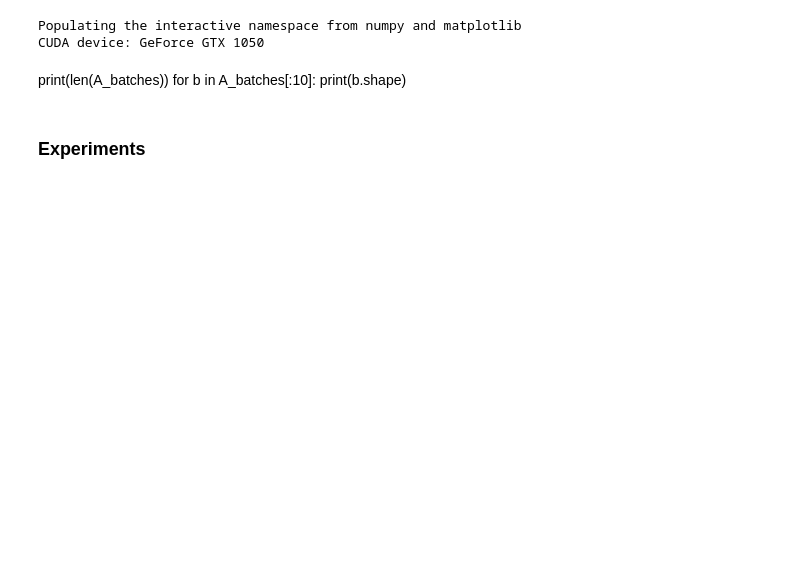
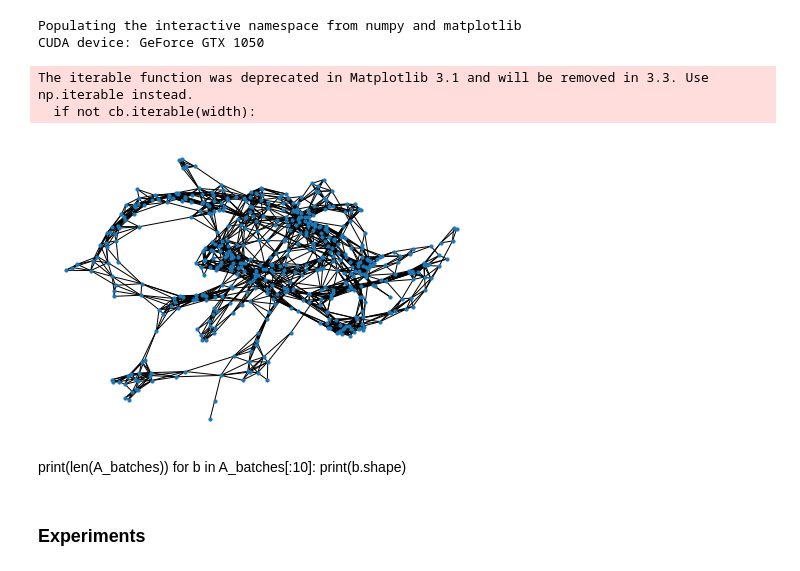
Before and after one commit to alexrogozin12/decentralized_projected_gd, a Jupyter notebook: experiments_a9a.ipynb, the cells around one changed output. Saved outputs shown, nothing was run; the diff lists cells and outputs as text; code cells hidden in the pictures; blank space fills up the shorter version.

Commit message:
geometric graph; fix bug

```diff
--- a/experiments_a9a.ipynb
+++ b/experiments_a9a.ipynb
@@ -28,6 +28,14 @@ torch.backends.cudnn.benchmark = False
 # %% [output]
 Populating the interactive namespace from numpy and matplotlib
 CUDA device: GeForce GTX 1050
+# %%
+gen = get_graph_generator(500, 'geometric', radius=0.08)
+graph = gen()
+nx.draw(graph, node_size=10)
+# %% [output]
+The iterable function was deprecated in Matplotlib 3.1 and will be removed in 3.3. Use np.iterable instead.
+  if not cb.iterable(width):
+[figure, added]
 # %%
 from sklearn.datasets import load_svmlight_file
 from sklearn.preprocessing import StandardScaler
```
Also changed, not shown: parts of 4 cells of this notebook, 1 other file.
